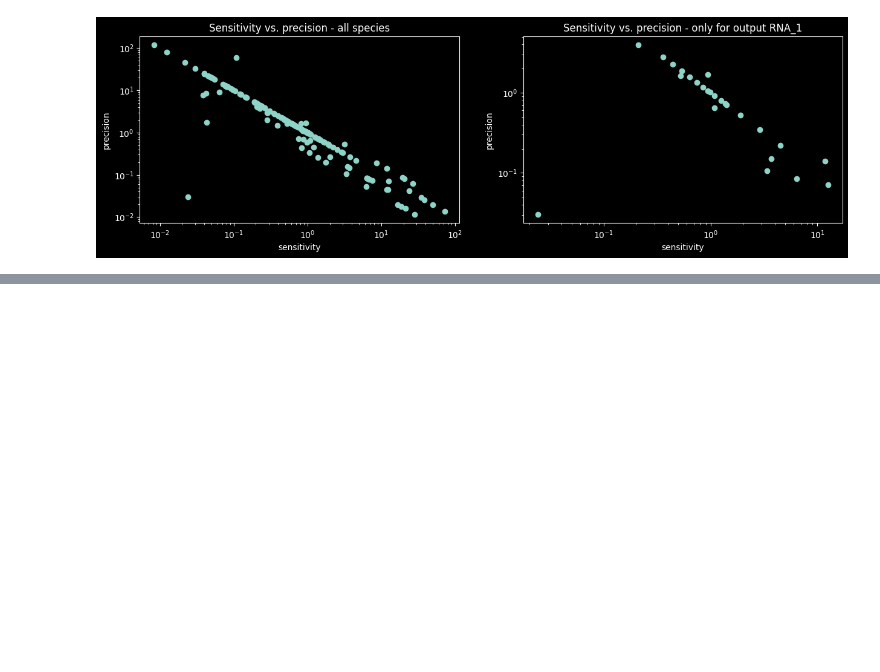
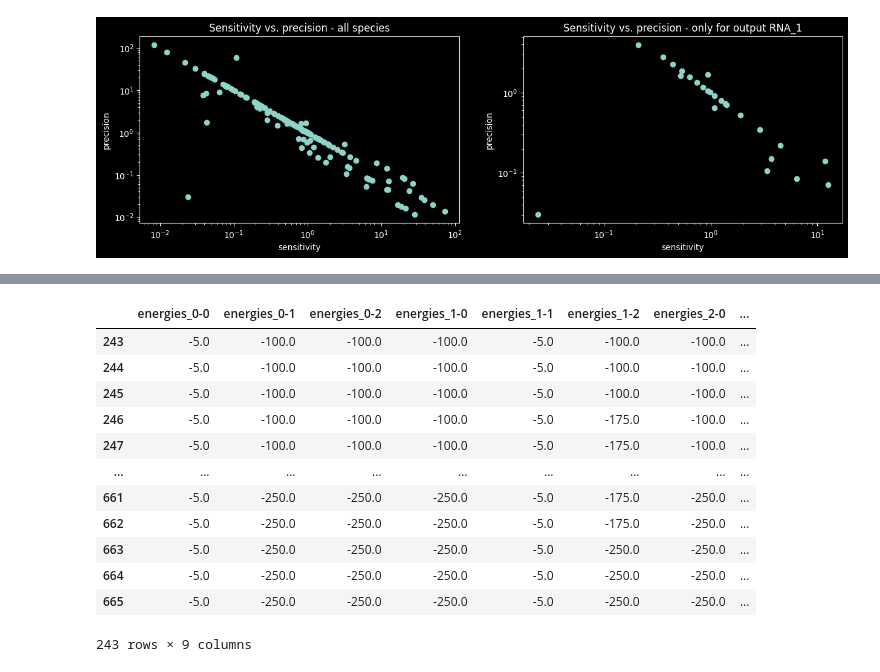
Before and after one commit to olive004/synbio_morpher, a Jupyter notebook: explanations/binding_energy.ipynb, the cells around one changed output, grey strips where cells are left out. Saved outputs shown, nothing was run; the diff lists cells and outputs as text; code cells hidden in the pictures; blank space fills up the shorter version.

```diff
--- a/explanations/binding_energy.ipynb
+++ b/explanations/binding_energy.ipynb
@@ -582,0 +583,34 @@ for i in range(3):
+# %%
+self_interacting_strength = interaction_strengths[0]
+toy_circuits = []
+for i in range(len(interaction_strengths)):
+    for j in range(len(interaction_strengths)):
+        for k in range(len(interaction_strengths)):
+            toy_circ = deepcopy(circuits[0])
+
+            # Only varying the interacting species
+            toy_circ.interactions.energies[0, 0] = -5
+            toy_circ.interactions.energies[1, 1] = -5
+            toy_circ.interactions.energies[2, 2] = -5
+            toy_circ.interactions.energies[0, 1] = v_mesh[0, i, j, k]
+            toy_circ.interactions.energies[1, 0] = v_mesh[0, i, j, k]
+            toy_circ.interactions.energies[0, 2] = v_mesh[1, i, j, k]
+            toy_circ.interactions.energies[2, 0] = v_mesh[1, i, j, k]
+            toy_circ.interactions.energies[2, 1] = v_mesh[2, i, j, k]
+            toy_circ.interactions.energies[1, 2] = v_mesh[2, i, j, k]
+
+            toy_circ.interactions.eqconstants = equilibrium_constant_fluorescence(toy_circ.interactions.energies, initial)
+            toy_circ.interactions.binding_rates_dissociation = toy_circ.interactions.binding_rates_association / toy_circ.interactions.eqconstants
+
+            toy_circ.interactions_state = 'loaded'
+            toy_circ.name = f'toy_strong_{i}-{j}-{k}'
+            toy_circuits.append(toy_circ)
+
+config['signal']['function_kwargs']['target'] = 5
+config['simulation']['t1'] = 10000
+config['simulation']['dt'] = 0.01
+
+config['experiment']['no_visualisations'] = True
+config['experiment']['no_numerical'] = True
+toy_circuits = init_circuits(toy_circuits)
+toy_circuits = sim_write(toy_circuits)
@@ -582,0 +661,16 @@ for i in range(3):
+# %%
+strong_info[get_true_interaction_cols(strong_info, 'energies')]
+# %% [output]
+|  | energies_0-0 | energies_0-1 | energies_0-2 | energies_1-0 | energies_1-1 | energies_1-2 | energies_2-0 | ... |
+| 243 | -5.0 | -100.0 | -100.0 | -100.0 | -5.0 | -100.0 | -100.0 | ... |
+| 244 | -5.0 | -100.0 | -100.0 | -100.0 | -5.0 | -100.0 | -100.0 | ... |
+| 245 | -5.0 | -100.0 | -100.0 | -100.0 | -5.0 | -100.0 | -100.0 | ... |
+| 246 | -5.0 | -100.0 | -100.0 | -100.0 | -5.0 | -175.0 | -100.0 | ... |
+| 247 | -5.0 | -100.0 | -100.0 | -100.0 | -5.0 | -175.0 | -100.0 | ... |
+| ... | ... | ... | ... | ... | ... | ... | ... | ... |
+| 661 | -5.0 | -250.0 | -250.0 | -250.0 | -5.0 | -175.0 | -250.0 | ... |
+| 662 | -5.0 | -250.0 | -250.0 | -250.0 | -5.0 | -175.0 | -250.0 | ... |
+| 663 | -5.0 | -250.0 | -250.0 | -250.0 | -5.0 | -250.0 | -250.0 | ... |
+| 664 | -5.0 | -250.0 | -250.0 | -250.0 | -5.0 | -250.0 | -250.0 | ... |
+| 665 | -5.0 | -250.0 | -250.0 | -250.0 | -5.0 | -250.0 | -250.0 | ... |
+243 rows × 9 columns
```
Also changed, not shown: parts of 18 cells of this notebook, 7 other files.
